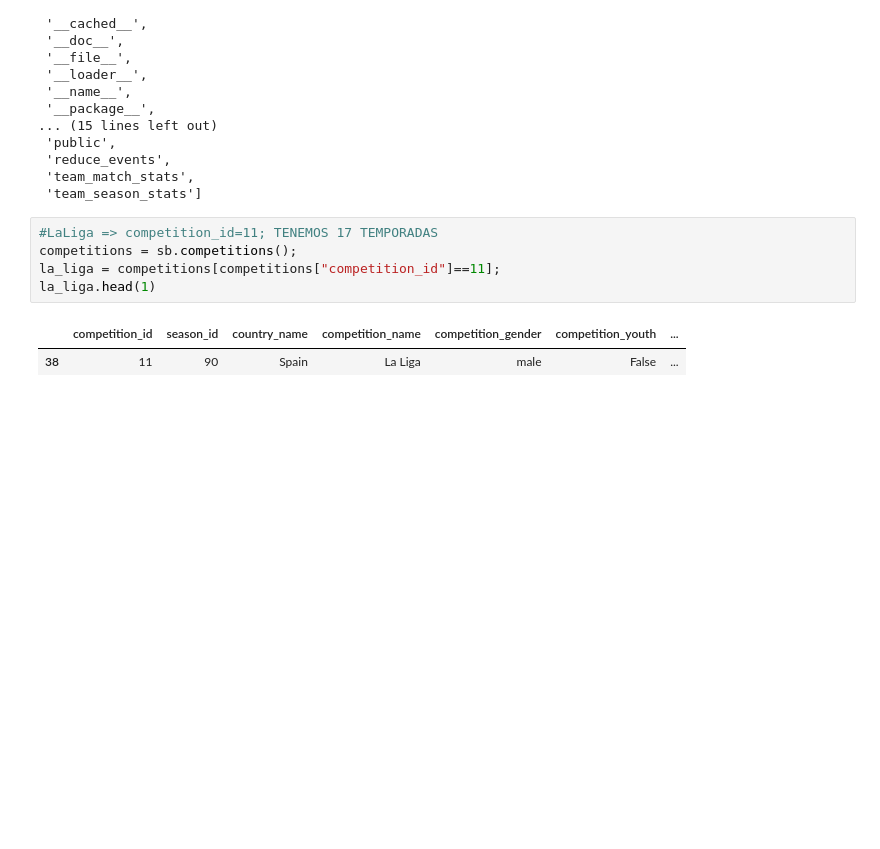
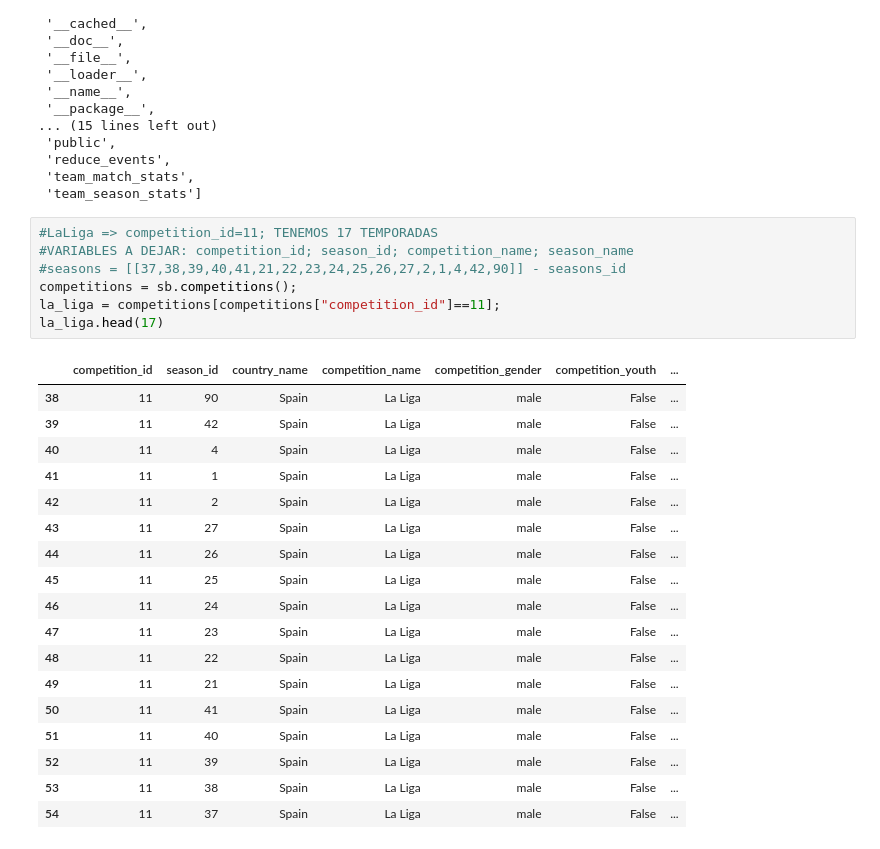
Before and after one commit to VainstubTomas/Aprendizaje_Automatico_Grandes_Datos, a Jupyter notebook: main.ipynb, the cells around one changed output. Drawn from its saved outputs; the diff is of its cells as text; blank space fills up the shorter version.

```diff
--- a/main.ipynb
+++ b/main.ipynb
@@ -51,12 +51,30 @@ dir(sb)
  'team_season_stats']
 # %%
 #LaLiga => competition_id=11; TENEMOS 17 TEMPORADAS
+#VARIABLES A DEJAR: competition_id; season_id; competition_name; season_name
+#seasons = [[37,38,39,40,41,21,22,23,24,25,26,27,2,1,4,42,90]] - seasons_id
 competitions = sb.competitions();
 la_liga = competitions[competitions["competition_id"]==11];
-la_liga.head(1)
+la_liga.head(17)
 # %% [output]
 |  | competition_id | season_id | country_name | competition_name | competition_gender | competition_youth | ... |
 | 38 | 11 | 90 | Spain | La Liga | male | False | ... |
+| 39 | 11 | 42 | Spain | La Liga | male | False | ... |
+| 40 | 11 | 4 | Spain | La Liga | male | False | ... |
+| 41 | 11 | 1 | Spain | La Liga | male | False | ... |
+| 42 | 11 | 2 | Spain | La Liga | male | False | ... |
+| 43 | 11 | 27 | Spain | La Liga | male | False | ... |
+| 44 | 11 | 26 | Spain | La Liga | male | False | ... |
+| 45 | 11 | 25 | Spain | La Liga | male | False | ... |
+| 46 | 11 | 24 | Spain | La Liga | male | False | ... |
+| 47 | 11 | 23 | Spain | La Liga | male | False | ... |
+| 48 | 11 | 22 | Spain | La Liga | male | False | ... |
+| 49 | 11 | 21 | Spain | La Liga | male | False | ... |
+| 50 | 11 | 41 | Spain | La Liga | male | False | ... |
+| 51 | 11 | 40 | Spain | La Liga | male | False | ... |
+| 52 | 11 | 39 | Spain | La Liga | male | False | ... |
+| 53 | 11 | 38 | Spain | La Liga | male | False | ... |
+| 54 | 11 | 37 | Spain | La Liga | male | False | ... |
 # %%
 #cuenteo de partidos por temp
 partidos_x_temp = competitions.groupby('season_name').size().reset_index(name='cantidad_partidos')
```
Also changed, not shown: parts of 6 cells of this notebook.
